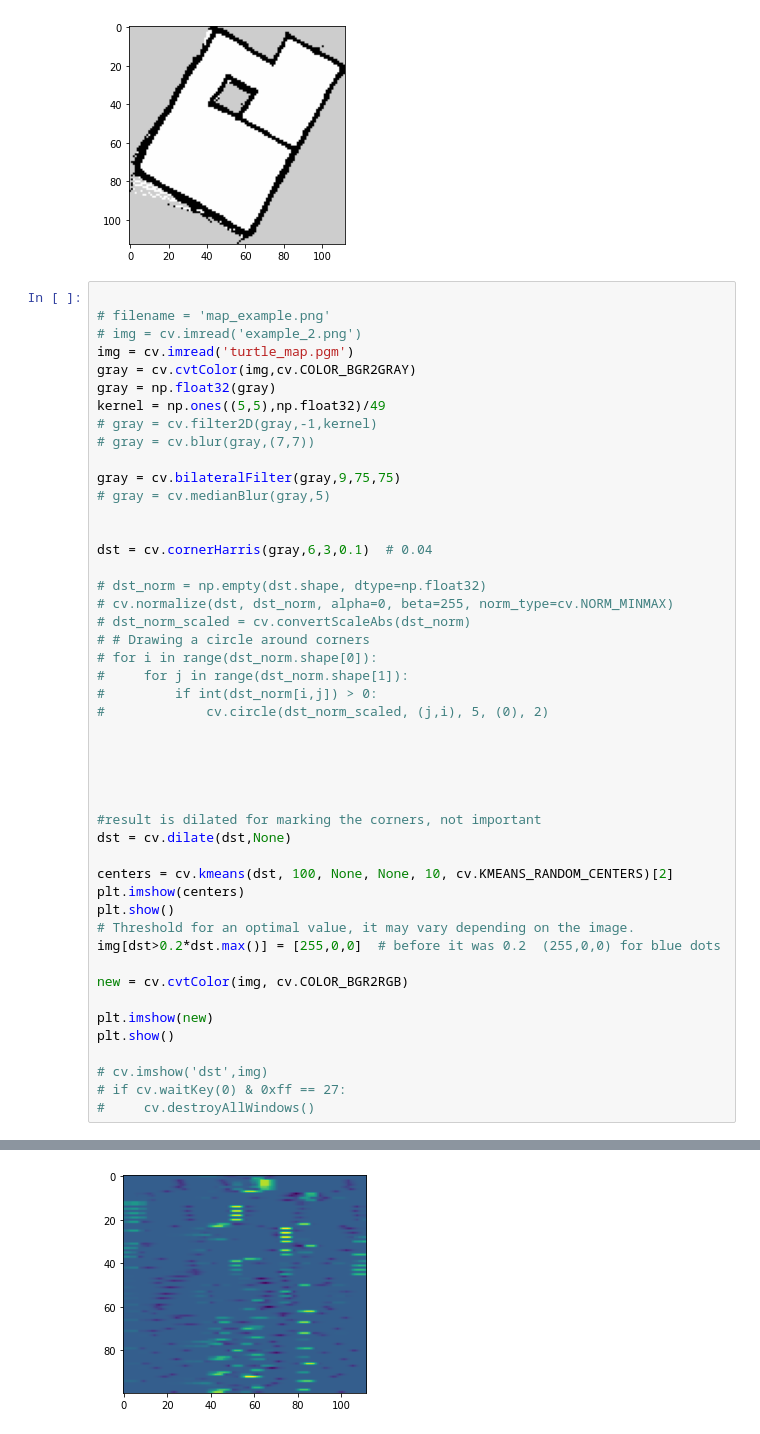
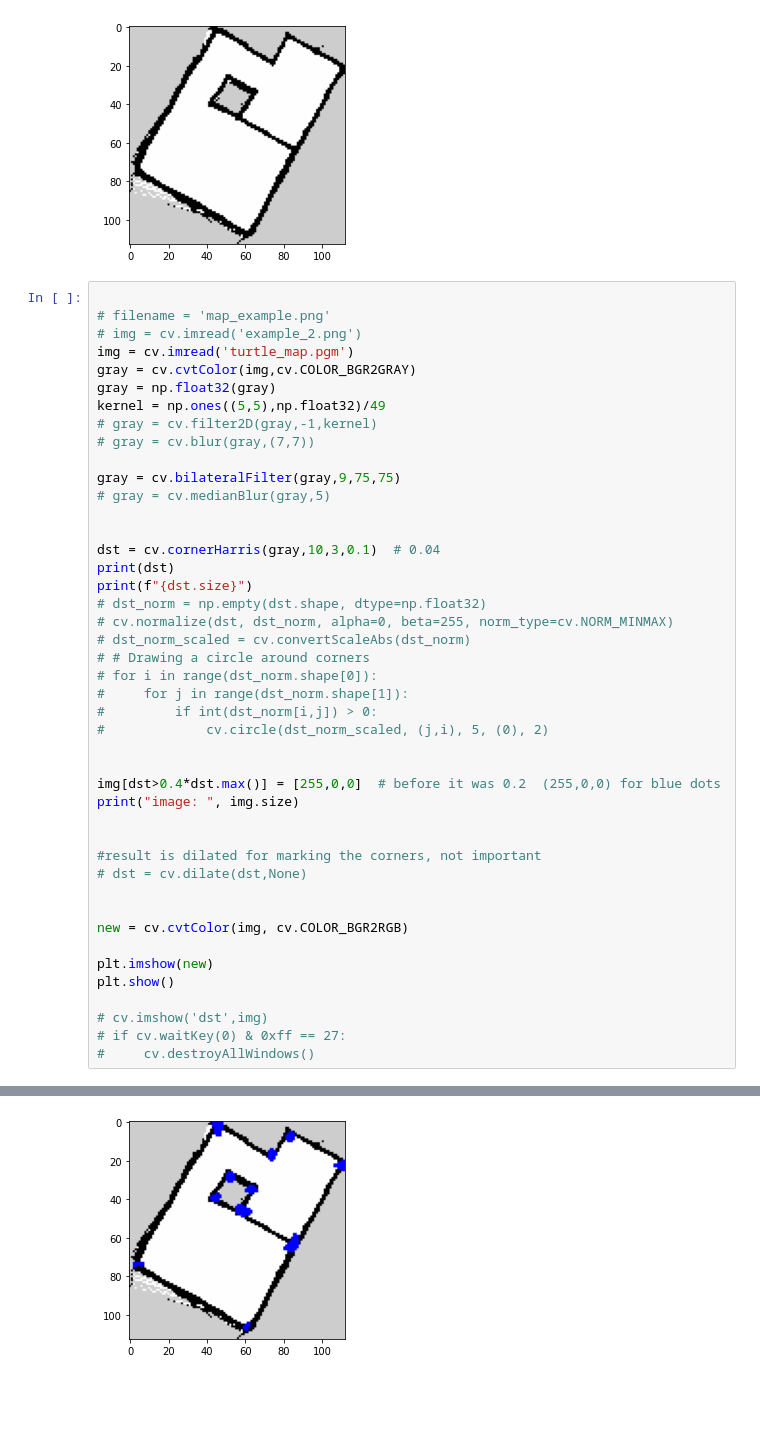
Before and after one commit to oskarbosgraaf/erf2022, a Jupyter notebook: archive/corner_detection/corner_detector.ipynb, the cells around one changed output, grey strips where cells are left out. Saved outputs shown, nothing was run; the diff lists cells and outputs as text; blank space fills up the shorter version.

Commit message:
new corners

```diff
--- a/archive/corner_detection/corner_detector.ipynb
+++ b/archive/corner_detection/corner_detector.ipynb
@@ -23,8 +23,9 @@ gray = cv.bilateralFilter(gray,9,75,75)
 # gray = cv.medianBlur(gray,5)
 
 
-dst = cv.cornerHarris(gray,6,3,0.1)  # 0.04
-
+dst = cv.cornerHarris(gray,10,3,0.1)  # 0.04
+print(dst)
+print(f"{dst.size}")
 # dst_norm = np.empty(dst.shape, dtype=np.float32)
 # cv.normalize(dst, dst_norm, alpha=0, beta=255, norm_type=cv.NORM_MINMAX)
 # dst_norm_scaled = cv.convertScaleAbs(dst_norm)
@@ -35,17 +36,13 @@ dst = cv.cornerHarris(gray,6,3,0.1)  # 0.04
 #             cv.circle(dst_norm_scaled, (j,i), 5, (0), 2)
 
 
-
+img[dst>0.4*dst.max()] = [255,0,0]  # before it was 0.2  (255,0,0) for blue dots
+print("image: ", img.size)
 
 
 #result is dilated for marking the corners, not important
-dst = cv.dilate(dst,None)
+# dst = cv.dilate(dst,None)
 
-centers = cv.kmeans(dst, 100, None, None, 10, cv.KMEANS_RANDOM_CENTERS)[2]
-plt.imshow(centers)
-plt.show()
-# Threshold for an optimal value, it may vary depending on the image.
-img[dst>0.2*dst.max()] = [255,0,0]  # before it was 0.2  (255,0,0) for blue dots
 
 new = cv.cvtColor(img, cv.COLOR_BGR2RGB)
 
@@ -59 +71 @@ plt.show()
-[figure, old version]
+[figure, new version]
```
Also changed, not shown: parts of 3 cells of this notebook, 2 other files.
